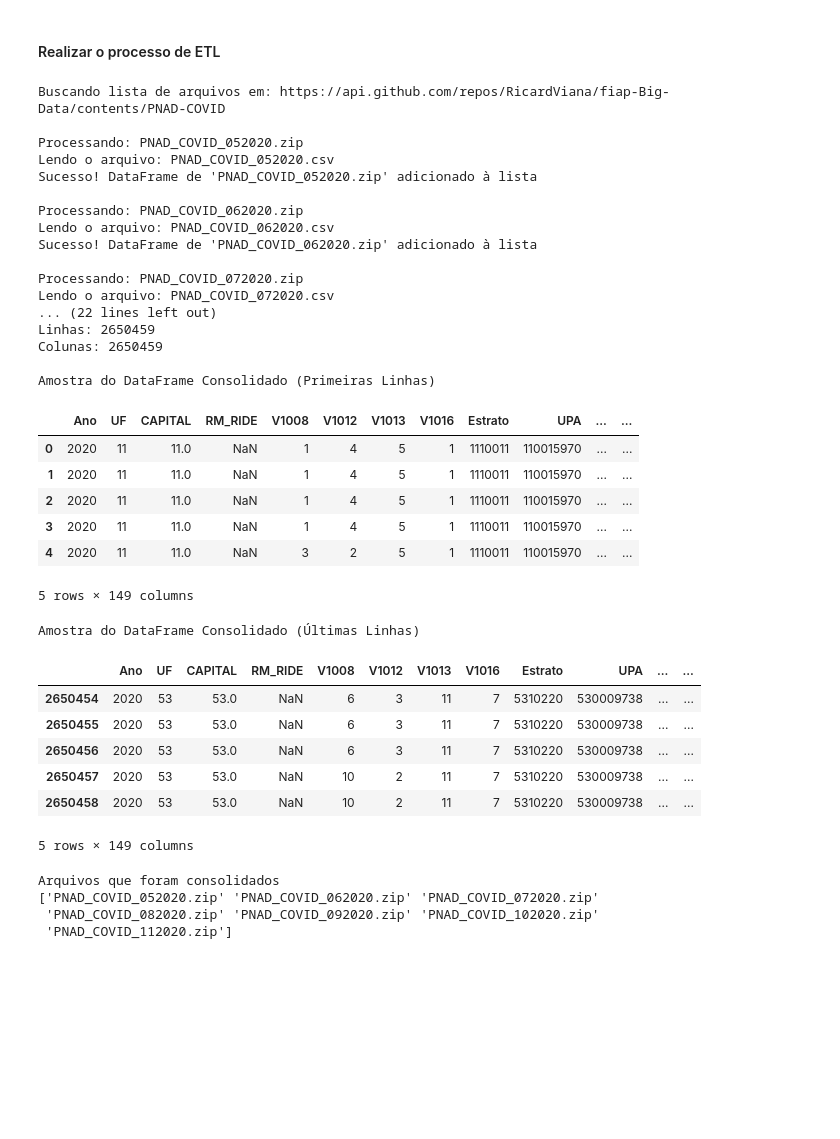
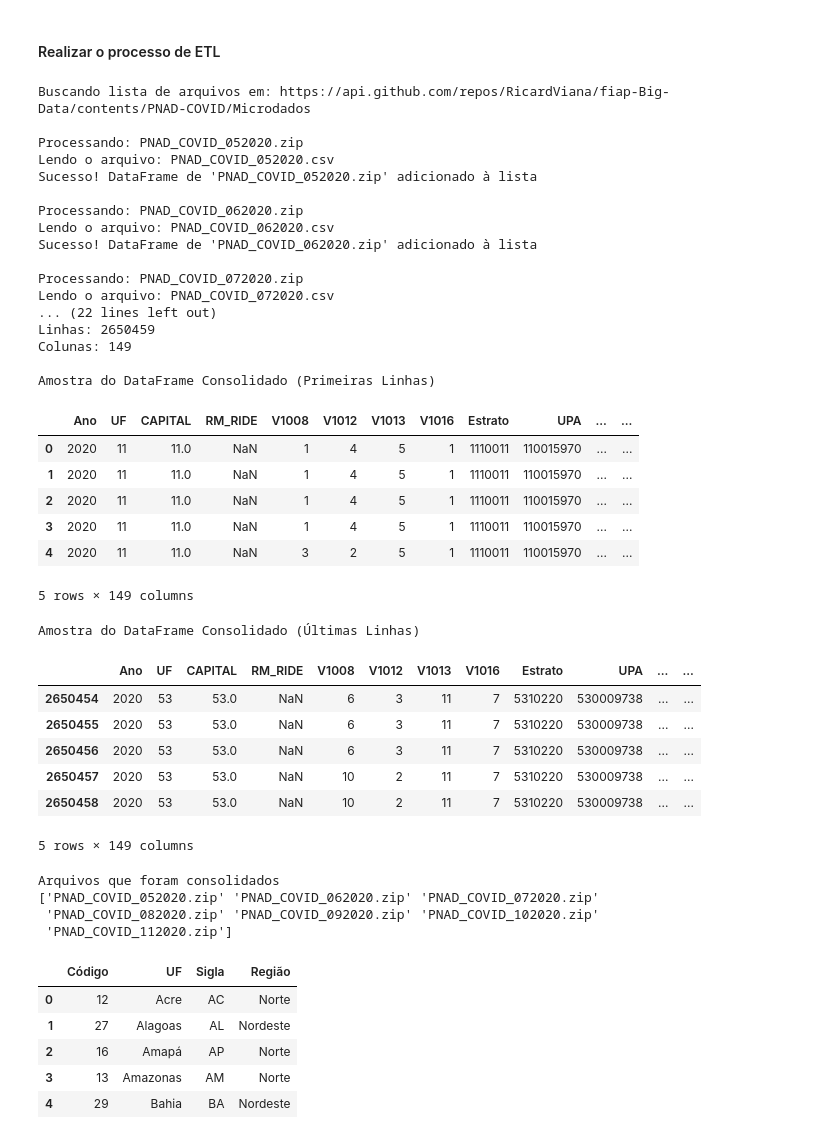
Before and after one commit to RicardViana/fiap-Big-Data, a Jupyter notebook: tech_challenge_fase_3.ipynb, the cells around one changed output. Saved outputs shown, nothing was run; the diff lists cells and outputs as text; code cells hidden in the pictures; blank space fills up the shorter version.

```diff
--- a/tech_challenge_fase_3.ipynb
+++ b/tech_challenge_fase_3.ipynb
@@ -48,7 +48,7 @@ import pandas as pd
 #### Realizar o processo de ETL
 # %%
 # URL da API do GitHub para o conteúdo do diretório
-api_url = 'https://api.github.com/repos/RicardViana/fiap-Big-Data/contents/PNAD-COVID'
+api_url = 'https://api.github.com/repos/RicardViana/fiap-Big-Data/contents/PNAD-COVID/Microdados'
 
 print(f"Buscando lista de arquivos em: {api_url}")
 
@@ -124,7 +124,7 @@ if lista_de_dataframes:
 else:
     print("\nNenhum DataFrame foi processado. O DataFrame final não pôde ser criado")
 # %% [output]
-Buscando lista de arquivos em: https://api.github.com/repos/RicardViana/fiap-Big-Data/contents/PNAD-COVID
+Buscando lista de arquivos em: https://api.github.com/repos/RicardViana/fiap-Big-Data/contents/PNAD-COVID/Microdados
 
 Processando: PNAD_COVID_052020.zip
 Lendo o arquivo: PNAD_COVID_052020.csv
@@ -138,7 +138,7 @@ Processando: PNAD_COVID_072020.zip
 Lendo o arquivo: PNAD_COVID_072020.csv
 ... (22 lines left out)
 Linhas: 2650459
-Colunas: 2650459
+Colunas: 149
 
 Amostra do DataFrame Consolidado (Primeiras Linhas)
 |  | Ano | UF | CAPITAL | RM_RIDE | V1008 | V1012 | V1013 | V1016 | Estrato | UPA | ... | ... |
@@ -160,3 +160,16 @@ Arquivos que foram consolidados
 ['PNAD_COVID_052020.zip' 'PNAD_COVID_062020.zip' 'PNAD_COVID_072020.zip'
  'PNAD_COVID_082020.zip' 'PNAD_COVID_092020.zip' 'PNAD_COVID_102020.zip'
  'PNAD_COVID_112020.zip']
+# %%
+# Gerar o Data Frame com os códigos do UF da IBGE
+link_codigo_uf = "https://raw.githubusercontent.com/RicardViana/tabela-uf-ibge/refs/heads/main/codigo_uf.csv"
+codigo_uf = pd.read_csv(link_codigo_uf, sep=",")
+
+codigo_uf.head()
+# %% [output]
+|  | Código | UF | Sigla | Região |
+| 0 | 12 | Acre | AC | Norte |
+| 1 | 27 | Alagoas | AL | Nordeste |
+| 2 | 16 | Amapá | AP | Norte |
+| 3 | 13 | Amazonas | AM | Norte |
+| 4 | 29 | Bahia | BA | Nordeste |
```
